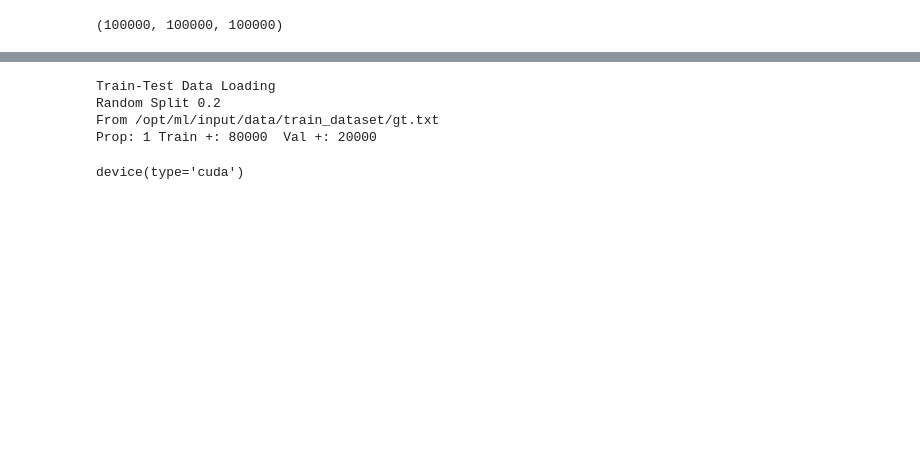
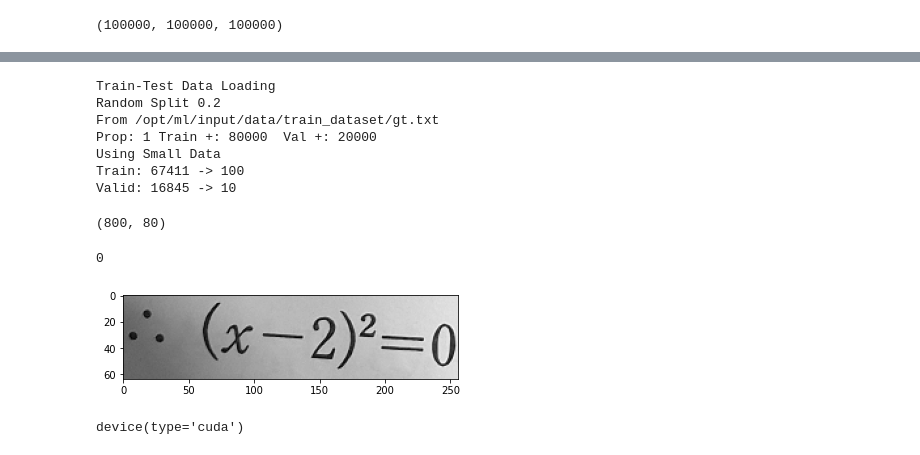
Before and after one commit to bcaitech1/p4-fr-p4_ocr_aljalddakggalssen, a Jupyter notebook: gj/notebooks/rot.ipynb, the cells around one changed output, grey strips where cells are left out. Drawn from its saved outputs; the diff is of its cells as text; code cells hidden in the pictures; blank space fills up the shorter version.

```diff
--- a/gj/notebooks/rot.ipynb
+++ b/gj/notebooks/rot.ipynb
@@ -223,3 +250,17 @@ transformed = transforms.Compose(
+# %%
+import pickle
+
+good_name = '/opt/ml/team/gj/notebooks/save/satrn_cur_best_long_all'
+good = pickle.load(open(good_name, 'rb'))
+
+good_paths = set(x['path'] for x in good['correct'])
+# %%
+def filter_data(data, good_data):
+    ret = []
+    for x in data:
+        if x[0] in good_data:
+            ret.append(x)
+    return ret
 # %%
 START = "<SOS>"
 END = "<EOS>"
@@ -236,8 +277,9 @@ if options.data.random_split:
         if len(options.data.dataset_proportions) > i:
             prop = options.data.dataset_proportions[i]
         train, valid = split_gt(path, prop, options.data.test_proportions)
-        train_data += train
-        valid_data += valid
+
+        train_data += filter_data(train, good_paths)
+        valid_data += filter_data(valid, good_paths)
         print(f'From {path}')
         print(f'Prop: {prop}\tTrain +: {len(train)}\tVal +: {len(valid)}')
 else:
@@ -258,6 +300,8 @@ else:
         valid_data += valid
         print(f'From {path}')
         print(f'Val +:\t{len(valid)}')
+
+
 
 # Load data
 if options.data.use_small_data:
@@ -320,11 +364,25 @@ else:
         num_workers=options.num_workers,
         collate_fn=collate_batch,
     )
+len(train_dataset), len(valid_dataset)
 # %% [output]
 Train-Test Data Loading
 Random Split 0.2
 From /opt/ml/input/data/train_dataset/gt.txt
 Prop: 1 Train +: 80000  Val +: 20000
+Using Small Data
+Train: 67411 -> 100
+Valid: 16845 -> 10
+(800, 80)
+# %%
+idx = 0
+# %%
+print(idx)
+plt.imshow(train_dataset[idx]['image'][0], cmap='gray')
+idx += 1
+# %% [output]
+0
+[figure, added]
 # %%
 from networks.SATRN import DeepCNN300
 # %%
```
Also changed, not shown: parts of 9 cells of this notebook, 12 other files.
